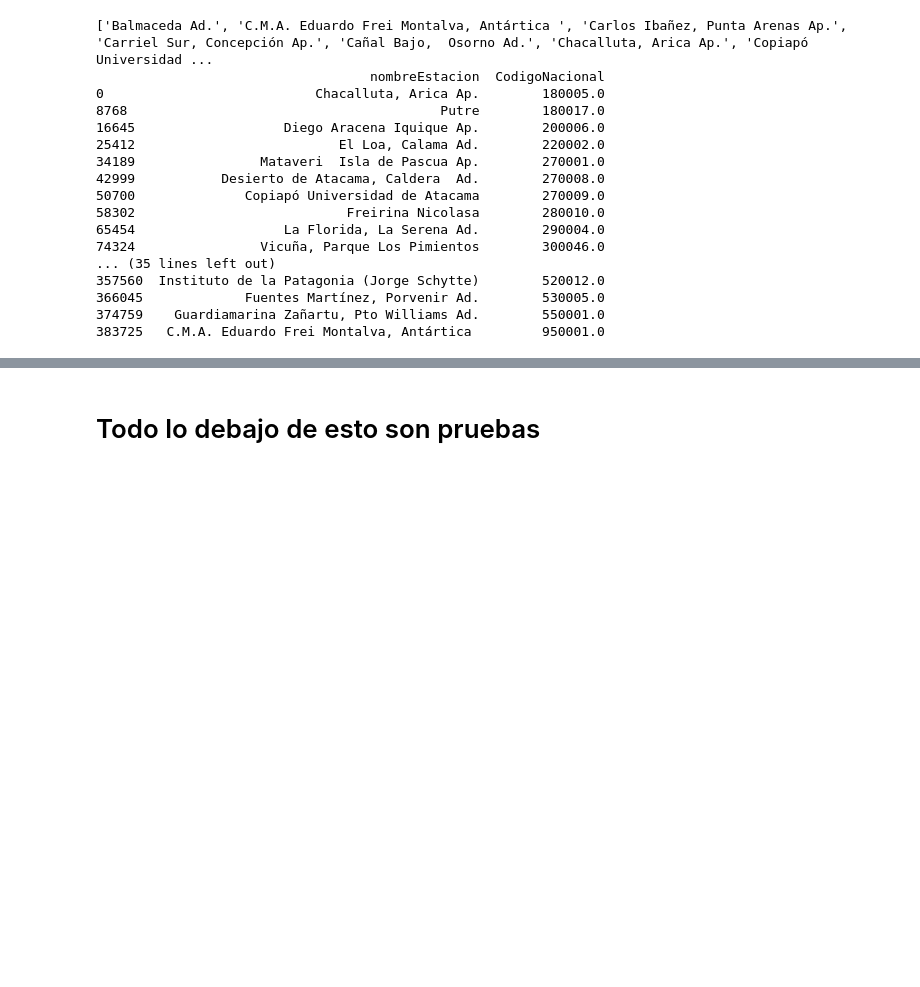
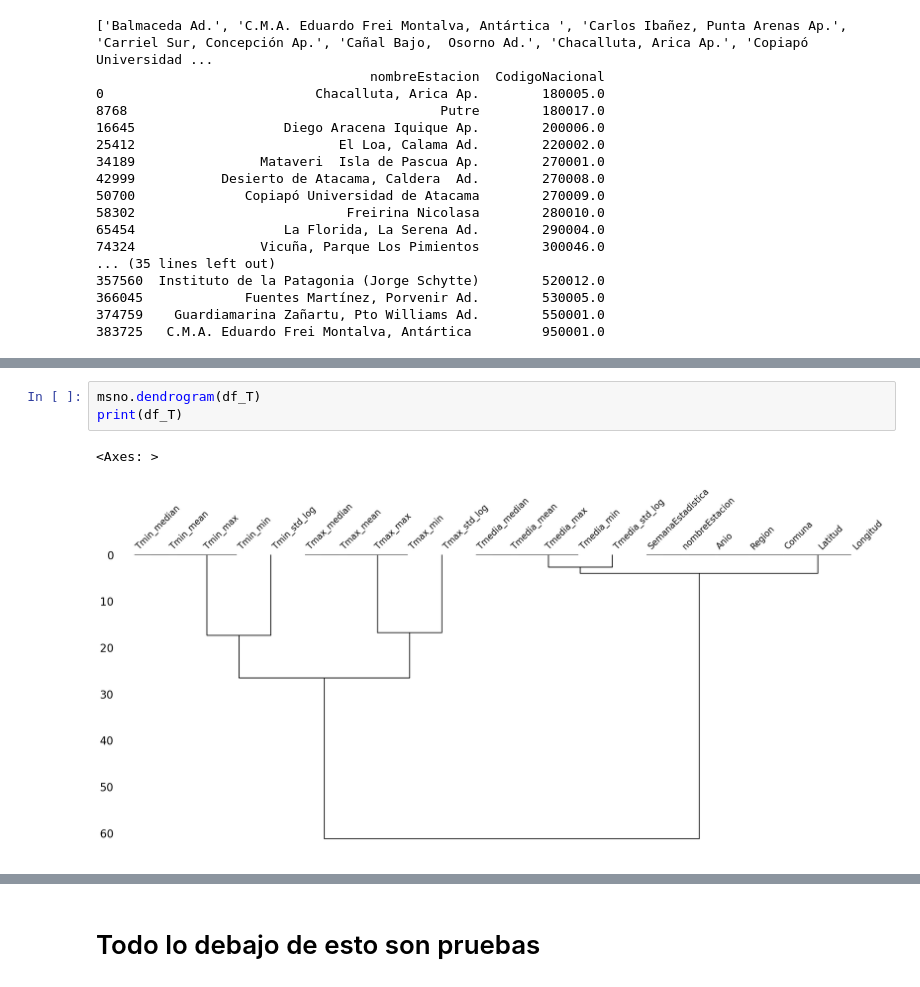
Before and after one commit to dmrebolledo/Git-proyecto-virus-respiratorios-Chile, a Jupyter notebook: actualizar bbdd y dfs.ipynb, the cells around one changed output, grey strips where cells are left out. Saved outputs shown, nothing was run; the diff lists cells and outputs as text; blank space fills up the shorter version.

```diff
--- a/actualizar bbdd y dfs.ipynb
+++ b/actualizar bbdd y dfs.ipynb
@@ -804,0 +931,6 @@ memory usage: 108.2+ KB
+# %%
+msno.dendrogram(df_T)
+print(df_T)
+# %% [output]
+<Axes: >
+[figure, added]
```
Also changed, not shown: parts of 16 cells of this notebook, 3 other files.
